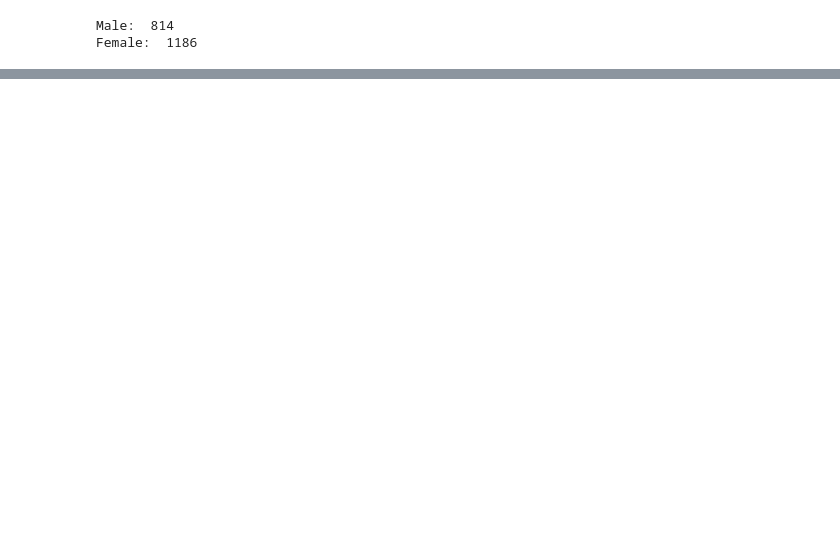
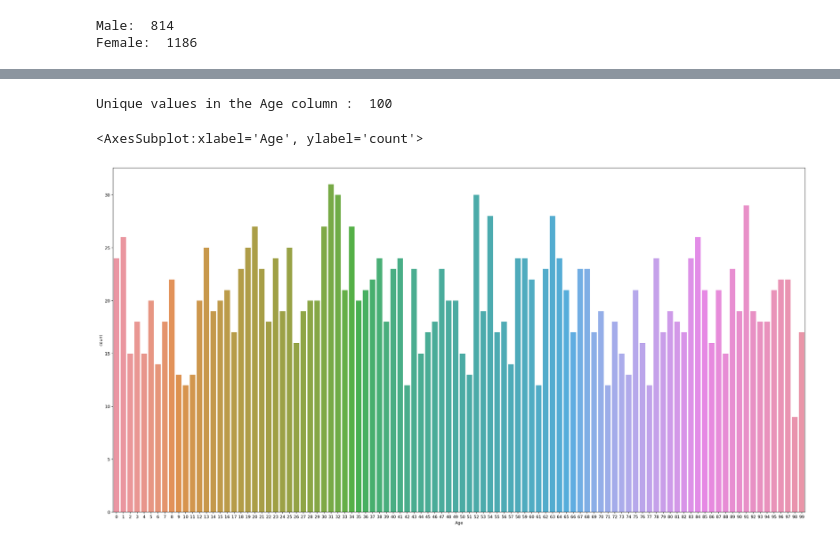
Before and after one commit to Hazel0301/PL, a Jupyter notebook: homework_1.ipynb, the cells around one changed output, grey strips where cells are left out. Cells and saved outputs as stored; diff of their text form; code cells hidden in the pictures; blank space fills up the shorter version.

```diff
--- a/homework_1.ipynb
+++ b/homework_1.ipynb
@@ -80,0 +79,14 @@ sns.countplot(data = customer_data,x="Profession",hue="Gender")
+# %%
+#unique value 非重複數據數量
+print("Unique values in the Age column : ",len(customer_data["Age"].unique()))
+
+#customer_data["Age"].value_counts()
+# Count Plot based on the Age
+plt.figure(figsize=(30,15),dpi=200)
+sns.countplot(data = customer_data,x="Age")
+
+#各年齡人數
+# %% [output]
+Unique values in the Age column :  100
+<AxesSubplot:xlabel='Age', ylabel='count'>
+[figure, added]
```
Also changed, not shown: parts of 13 cells of this notebook.
